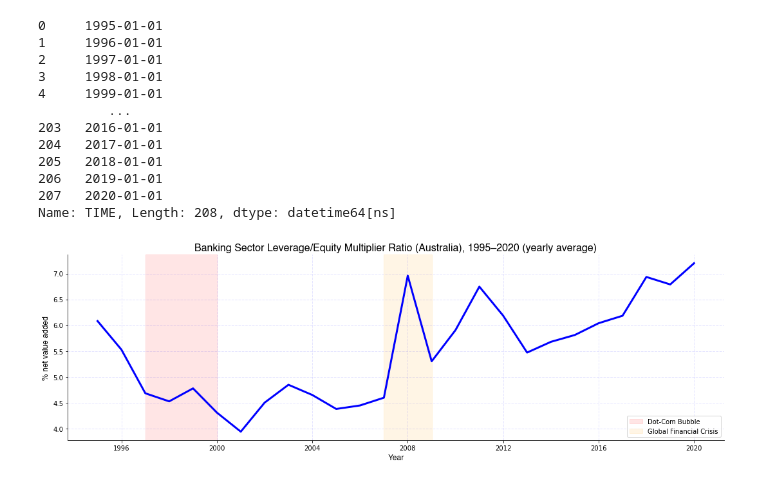
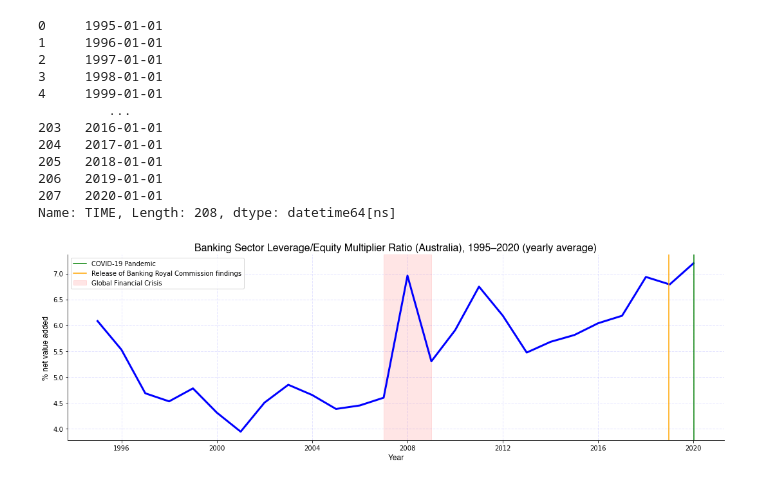
Before and after one commit to mnperic/globa-central-bank-interest-rates, a Jupyter notebook: global-economic-indicators.ipynb, the cells around one changed output. Saved outputs shown, nothing was run; the diff lists cells and outputs as text; code cells hidden in the pictures.

```diff
--- a/global-economic-indicators.ipynb
+++ b/global-economic-indicators.ipynb
@@ -115,36 +115,36 @@ usa_bsl_df = bsl_df[bsl_df.LOCATION == 'USA'] #USA
 # Font families
 font_1 = {'family':'helvetica','color':'black','size':16}
 font_2 = {'family':'helvetica','color':'black','size':12}
 
 # Plot
 plt.figure(figsize=(15,5))
 plt.plot(aus_bsl_df['TIME'], aus_bsl_df['VALUE'], color='blue', linewidth=3)
 
 # Labels
 plt.title("Banking Sector Leverage/Equity Multiplier Ratio (Australia), 1995–2020 (yearly average)", fontdict = font_1)
 plt.xlabel("Year", fontdict = font_2)
 plt.ylabel("% net value added", fontdict = font_2)
 
 # Highlights
-plt.axvspan(date2num(datetime(1997,1,1)), date2num(datetime(2000,1,1)),
-           label="Dot-Com Bubble", color="red", alpha=0.1)
+plt.axvline(x=18270, label='COVID-19 Pandemic'.format(2020), c='green')
+
+plt.axvline(x=17880, label='Release of Banking Royal Commission findings'.format(2019), c='orange')
+
 plt.axvspan(date2num(datetime(2007,1,1)), date2num(datetime(2009,1,1)),
-           label="Global Financial Crisis", color="orange", alpha=0.1)
+           label="Global Financial Crisis", color="red", alpha=0.1)
 plt.legend()
 
 # Aesthetics
 matplotlib.pyplot.grid(visible=True, which='both', axis='both',
                        color='blue', alpha=0.1, dash_capstyle='butt',
                        linestyle='--', linewidth=1)
 
 plt.gca().spines['top'].set_visible(False)
 plt.gca().spines['right'].set_visible(False)
 plt.tight_layout()
 
-
-
 # Save and show
 plt.savefig("/Users/minoperic/Data Analytics/Data Investigations/global-economic-indicators/Images/bsl_aus.png", dpi=300)
 plt.show()
 # %% [output]
-[figure, old version]
+[figure, new version]
```
Also changed, not shown: 2 other files.
